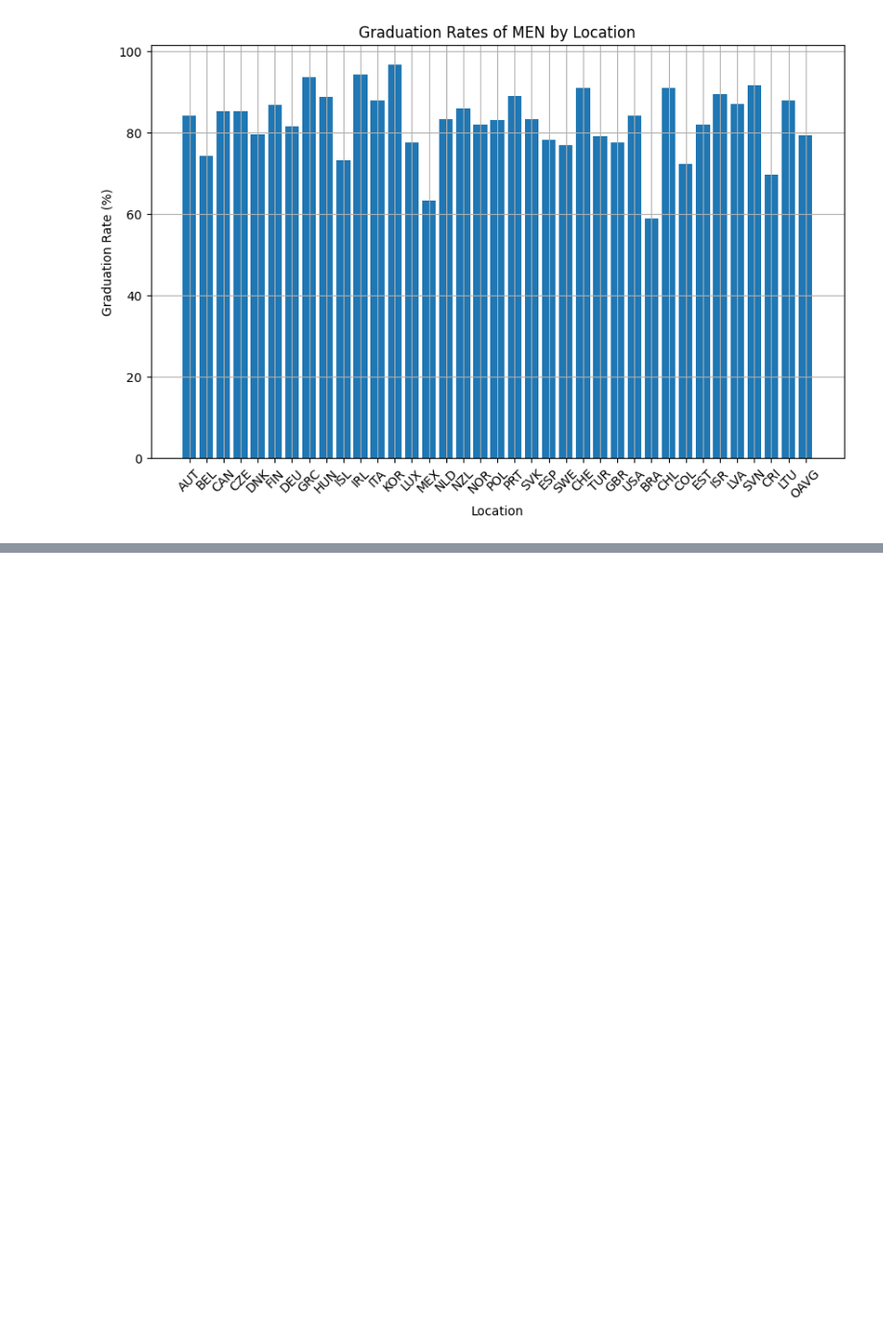
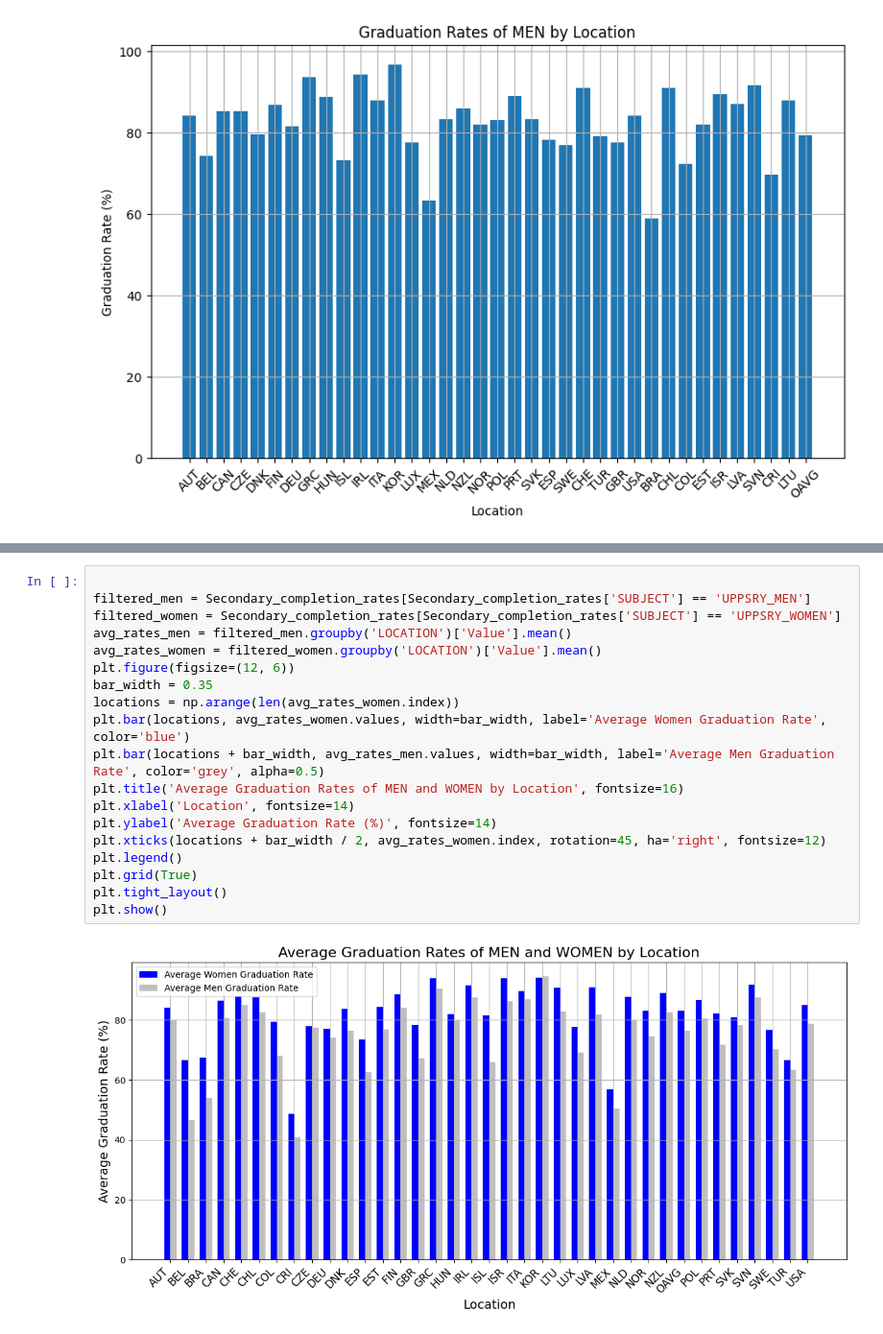
Before and after one commit to Zahraa-Tanana/Data_project, a Jupyter notebook: data_introduction/panda.ipynb, the cells around one changed output, grey strips where cells are left out. Shown: that part at 96% size. Cells and saved outputs as stored; diff of their text form; blank space fills up the shorter version.

```diff
--- a/data_introduction/panda.ipynb
+++ b/data_introduction/panda.ipynb
@@ -170,0 +156,21 @@ plt.show()
+# %%
+
+filtered_men = Secondary_completion_rates[Secondary_completion_rates['SUBJECT'] == 'UPPSRY_MEN']
+filtered_women = Secondary_completion_rates[Secondary_completion_rates['SUBJECT'] == 'UPPSRY_WOMEN']
+avg_rates_men = filtered_men.groupby('LOCATION')['Value'].mean()
+avg_rates_women = filtered_women.groupby('LOCATION')['Value'].mean()
+plt.figure(figsize=(12, 6))
+bar_width = 0.35
+locations = np.arange(len(avg_rates_women.index))
+plt.bar(locations, avg_rates_women.values, width=bar_width, label='Average Women Graduation Rate', color='blue')
+plt.bar(locations + bar_width, avg_rates_men.values, width=bar_width, label='Average Men Graduation Rate', color='grey', alpha=0.5)
+plt.title('Average Graduation Rates of MEN and WOMEN by Location', fontsize=16)
+plt.xlabel('Location', fontsize=14)
+plt.ylabel('Average Graduation Rate (%)', fontsize=14)
+plt.xticks(locations + bar_width / 2, avg_rates_women.index, rotation=45, ha='right', fontsize=12)
+plt.legend()
+plt.grid(True)
+plt.tight_layout()
+plt.show()
+# %% [output]
+[figure, added]
```
Also changed, not shown: parts of 4 cells of this notebook, 1 other file.
